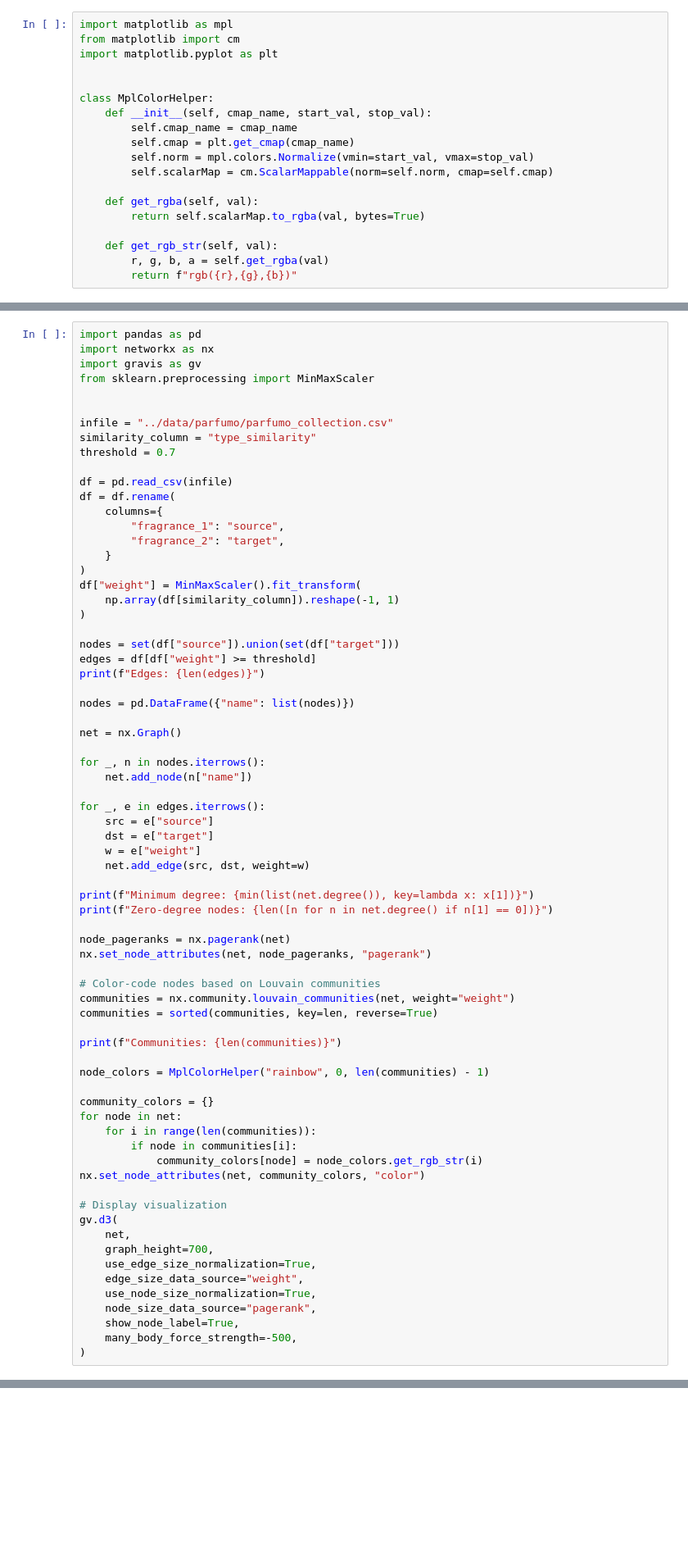
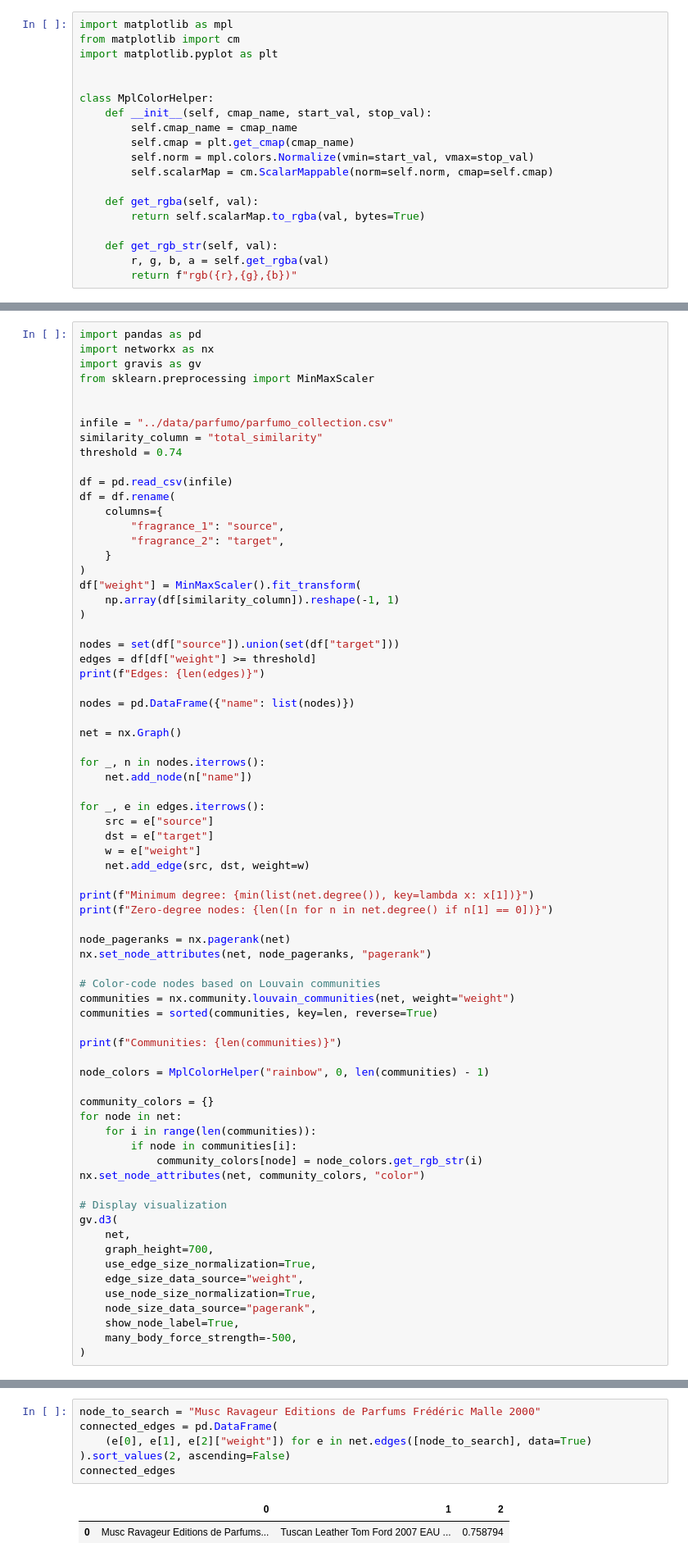
Before and after one commit to wbaker23/fragscrape, a Jupyter notebook: notebooks/parfumo.ipynb, the cells around one changed output, grey strips where cells are left out. Shown at 82% size. Cells and saved outputs as stored; diff of their text form; blank space fills up the shorter version.

```diff
--- a/notebooks/parfumo.ipynb
+++ b/notebooks/parfumo.ipynb
@@ -170,8 +146,8 @@ from sklearn.preprocessing import MinMaxScaler
 
 
 infile = "../data/parfumo/parfumo_collection.csv"
-similarity_column = "type_similarity"
-threshold = 0.7
+similarity_column = "total_similarity"
+threshold = 0.74
 
 df = pd.read_csv(infile)
 df = df.rename(
@@ -241 +217,10 @@ Communities: 7
 <gravis._internal.plotting.data_structures.Figure at 0x...>
+# %%
+node_to_search = "Musc Ravageur Editions de Parfums Frédéric Malle 2000"
+connected_edges = pd.DataFrame(
+    (e[0], e[1], e[2]["weight"]) for e in net.edges([node_to_search], data=True)
+).sort_values(2, ascending=False)
+connected_edges
+# %% [output]
+|  | 0 | 1 | 2 |
+| 0 | Musc Ravageur Editions de Parfums... | Tuscan Leather Tom Ford 2007 EAU ... | 0.758794 |
```
Also changed, not shown: parts of 9 cells of this notebook, 1 other file.
